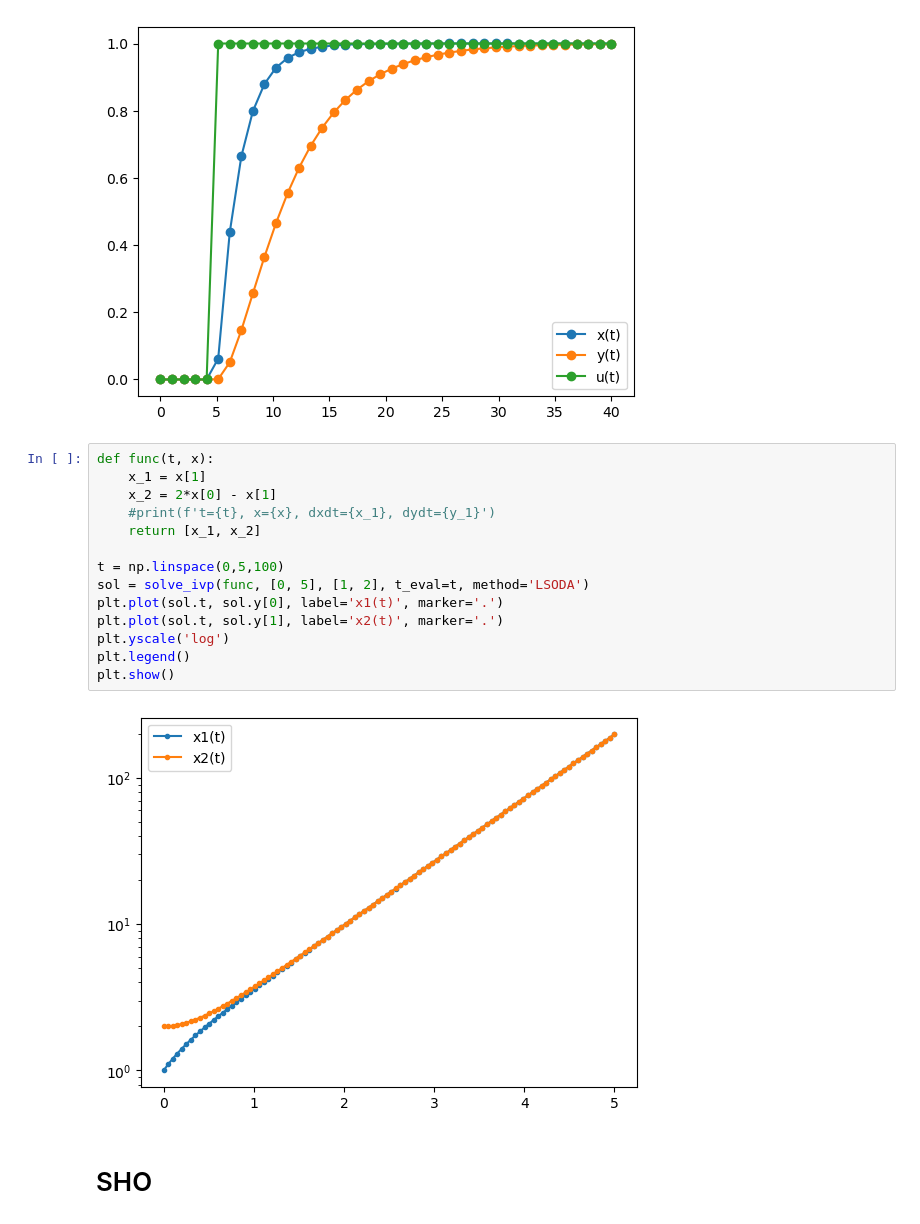
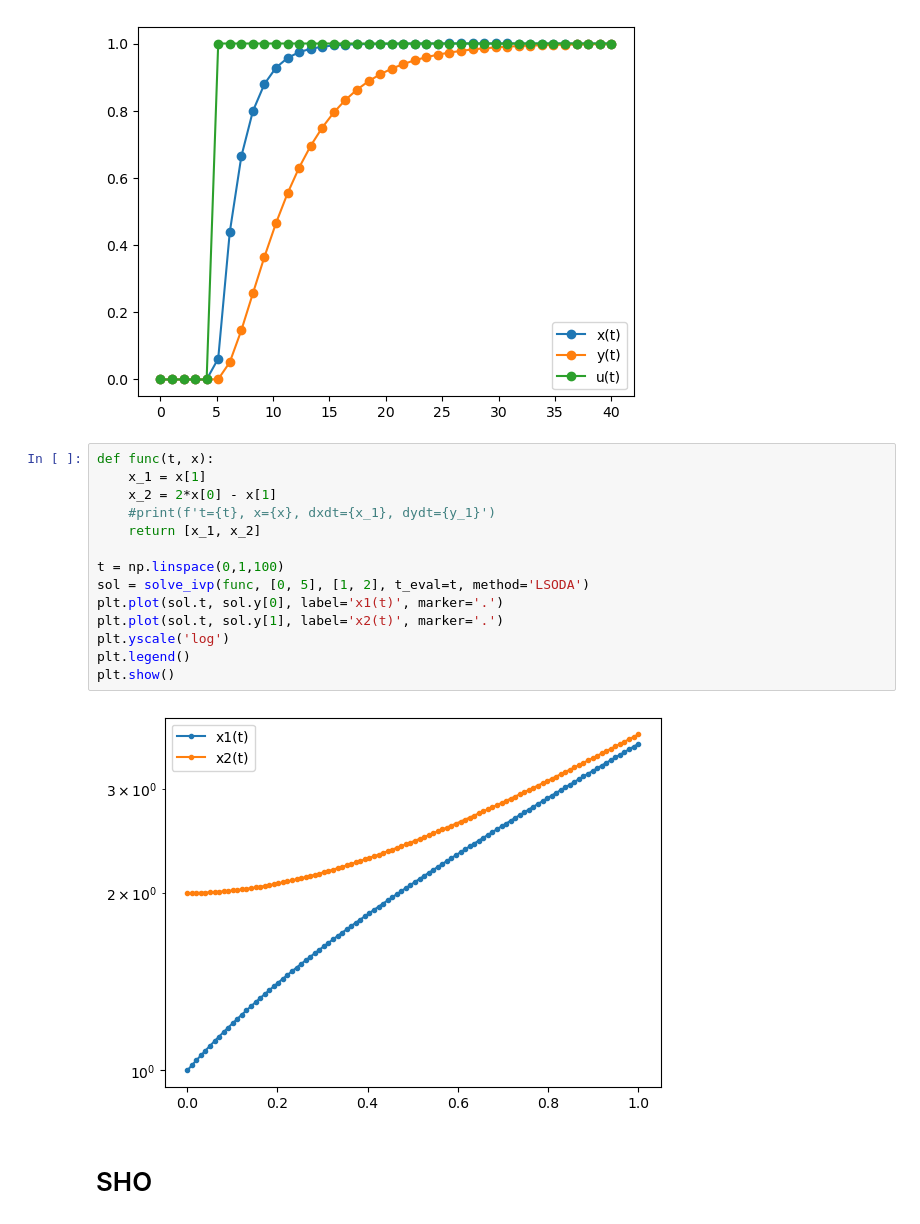
Before and after one commit to skp80286/PH_434, a Jupyter notebook: ode.ipynb, the cells around one changed output. Drawn from its saved outputs; the diff is of its cells as text.

```diff
--- a/ode.ipynb
+++ b/ode.ipynb
@@ -38,19 +38,19 @@ plt.show()
 # %%
 def func(t, x):
     x_1 = x[1]
     x_2 = 2*x[0] - x[1]
     #print(f't={t}, x={x}, dxdt={x_1}, dydt={y_1}')
     return [x_1, x_2]
 
-t = np.linspace(0,5,100)
+t = np.linspace(0,1,100)
 sol = solve_ivp(func, [0, 5], [1, 2], t_eval=t, method='LSODA')
 plt.plot(sol.t, sol.y[0], label='x1(t)', marker='.')
 plt.plot(sol.t, sol.y[1], label='x2(t)', marker='.')
 plt.yscale('log')
 plt.legend()
 plt.show()
 # %% [output]
-[figure, old version]
+[figure, new version]
 # %% [markdown]
 # SHO
 # %%
```
Also changed, not shown: parts of 4 cells of this notebook.
